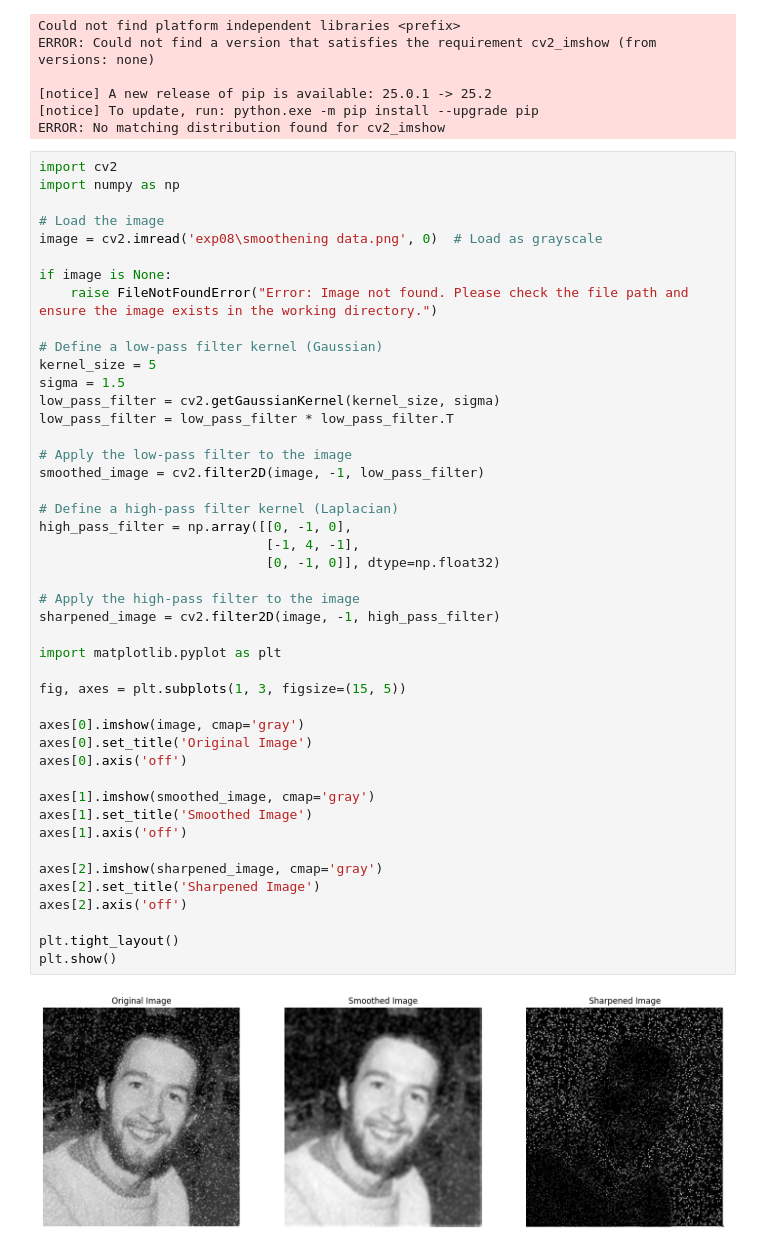
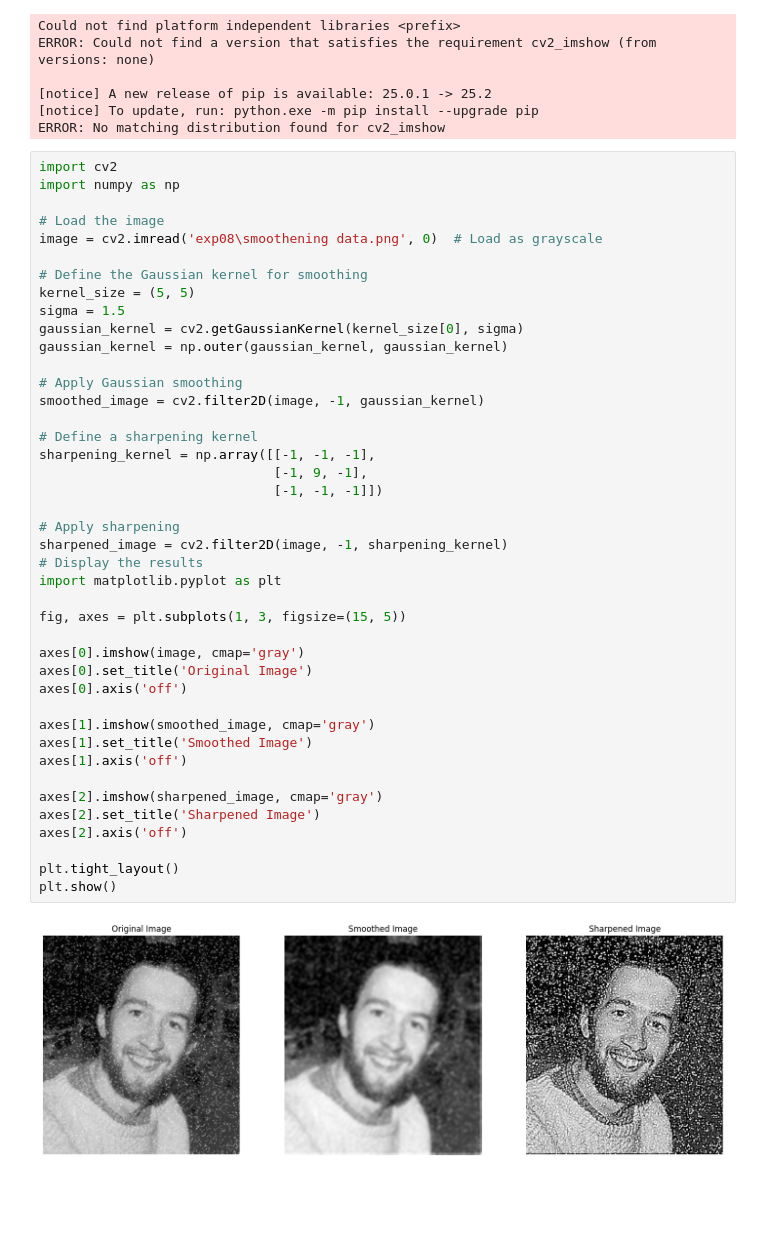
Before and after one commit to JahnviAghera/DSIP, a Jupyter notebook: spatial_filter.ipynb, the cells around one changed output. Drawn from its saved outputs; the diff is of its cells as text; blank space fills up the shorter version.

```diff
--- a/spatial_filter.ipynb
+++ b/spatial_filter.ipynb
@@ -13,47 +13,44 @@ ERROR: No matching distribution found for cv2_imshow
 # %%
 import cv2
 import numpy as np
 
 # Load the image
 image = cv2.imread('exp08\smoothening data.png', 0)  # Load as grayscale
 
-if image is None:
-    raise FileNotFoundError("Error: Image not found. Please check the file path and ensure the image exists in the working directory.")
+# Define the Gaussian kernel for smoothing
+kernel_size = (5, 5)
+sigma = 1.5
+gaussian_kernel = cv2.getGaussianKernel(kernel_size[0], sigma)
+gaussian_kernel = np.outer(gaussian_kernel, gaussian_kernel)
 
-# Define a low-pass filter kernel (Gaussian)
-kernel_size = 5
-sigma = 1.5
-low_pass_filter = cv2.getGaussianKernel(kernel_size, sigma)
-low_pass_filter = low_pass_filter * low_pass_filter.T
+# Apply Gaussian smoothing
+smoothed_image = cv2.filter2D(image, -1, gaussian_kernel)
 
-# Apply the low-pass filter to the image
-smoothed_image = cv2.filter2D(image, -1, low_pass_filter)
+# Define a sharpening kernel
+sharpening_kernel = np.array([[-1, -1, -1],
+                              [-1, 9, -1],
+                              [-1, -1, -1]])
 
-# Define a high-pass filter kernel (Laplacian)
-high_pass_filter = np.array([[0, -1, 0],
-                             [-1, 4, -1],
-                             [0, -1, 0]], dtype=np.float32)
-
-# Apply the high-pass filter to the image
-sharpened_image = cv2.filter2D(image, -1, high_pass_filter)
-
+# Apply sharpening
+sharpened_image = cv2.filter2D(image, -1, sharpening_kernel)
+# Display the results
 import matplotlib.pyplot as plt
 
 fig, axes = plt.subplots(1, 3, figsize=(15, 5))
 
 axes[0].imshow(image, cmap='gray')
 axes[0].set_title('Original Image')
 axes[0].axis('off')
 
 axes[1].imshow(smoothed_image, cmap='gray')
 axes[1].set_title('Smoothed Image')
 axes[1].axis('off')
 
 axes[2].imshow(sharpened_image, cmap='gray')
 axes[2].set_title('Sharpened Image')
 axes[2].axis('off')
 
 plt.tight_layout()
 plt.show()
 # %% [output]
-[figure, old version]
+[figure, new version]
```
Also changed, not shown: parts of 3 cells of this notebook, 24 other files.
